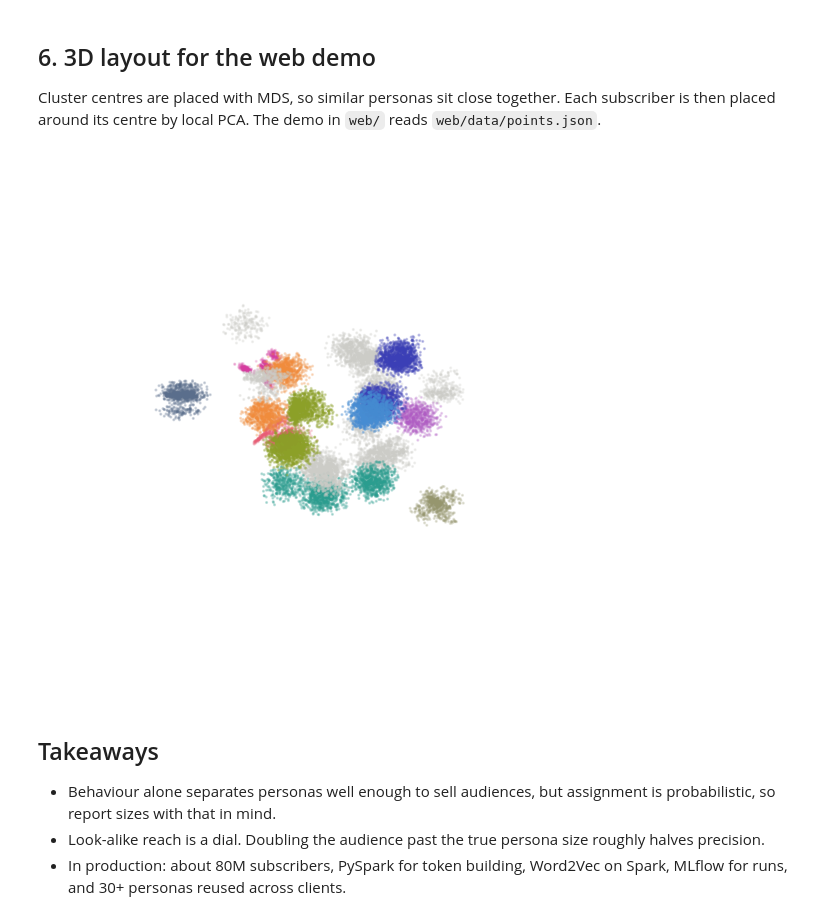
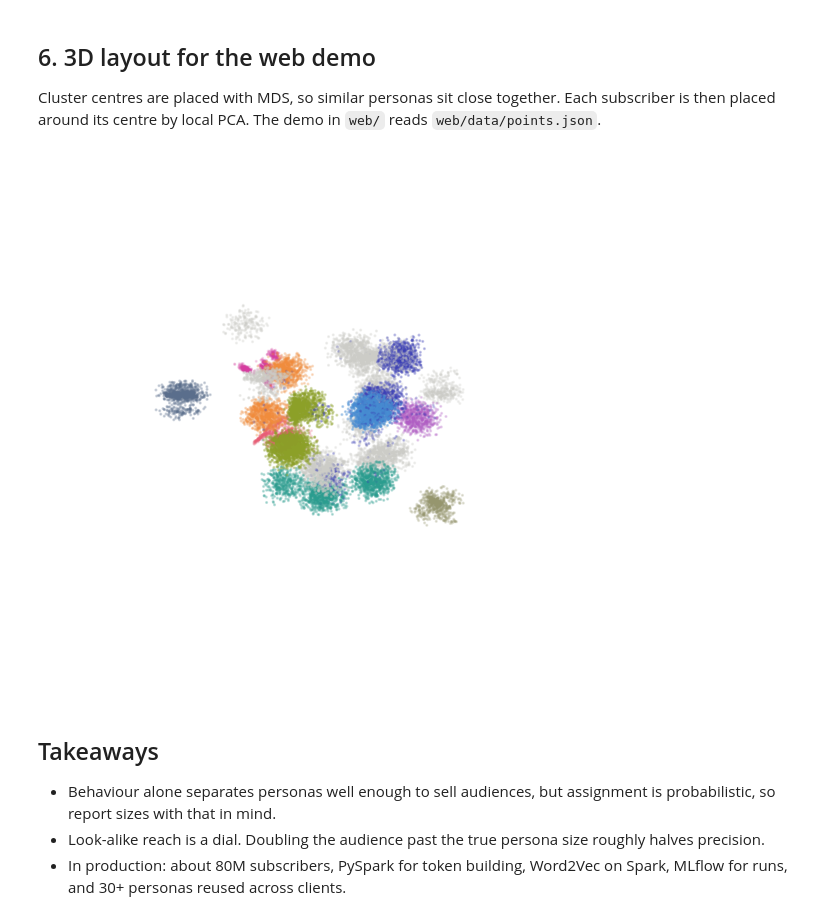
Before and after one commit to dhaneswaramandrasa/persona-atlas, a Jupyter notebook: notebooks/persona_atlas.ipynb, the cells around one changed output. Cells and saved outputs as stored; diff of their text form; code cells hidden in the pictures.

```diff
--- a/notebooks/persona_atlas.ipynb
+++ b/notebooks/persona_atlas.ipynb
@@ -100,0 +109,7 @@ summary.round(2).sort_values('gb', ascending=False)
+# %%
+rng = np.random.default_rng(11)
+wc = (people.persona == 'wc').to_numpy(bool)
+corporate = (rng.random(len(people)) < np.where(wc, .35, .03)).astype(float)[:, None]   # corporate-paid plan: strong but partial proxy
+wc_pred, wc_prob, wc_rep = m.supervised_persona(X, wc, (people.label == 'White collar').to_numpy(bool), extra=corporate)
+print(f"labelled subscribers used: {wc_rep['labelled']:,} ({wc_rep['labelled'] / len(people):.0%})")
+pd.DataFrame({k: wc_rep[k] for k in ('clustering', 'supervised')}).T.round(2)
@@ -100,0 +121,5 @@ summary.round(2).sort_values('gb', ascending=False)
+# %%
+people['method'] = 'cluster'
+people.loc[wc_pred, 'label'] = 'White collar'; people.loc[wc_pred, 'method'] = 'supervised'
+people.loc[(people.label == 'White collar') & ~wc_pred, 'label'] = 'Other'
+people.label.value_counts(normalize=True).round(3).head(12)
@@ -136,18 +175,18 @@ Cluster centres are placed with MDS, so similar personas sit close together. Eac
 # %%
 pos = m.layout_3d(X, labels, centers)
 order = [p for p in all_personas() if p.named]
 pidx = np.array([next((j for j, p in enumerate(order) if p.name == l), -1) for l in people.label])
 aidx = people.home.map({a: j for j, a in enumerate(AREAS)}).values
-meta = dict(n=len(people), personas=[p.name for p in order], areas=AREAS,
+meta = dict(n=len(people), personas=[p.name for p in order], areas=AREAS, supervised=['White collar'], wc=wc_rep,
             note='Simulated data. Coordinates ×10. persona = -1 means other clusters.')
 m.export_web('../web/data/points.json', pos, pidx, aidx, meta)
 
 fig = plt.figure(figsize=(6, 5)); ax = fig.add_subplot(projection='3d')
 col = np.array([np.array(order[j].color) / 255 if j >= 0 else (.8, .8, .78) for j in pidx])
 ax.scatter(*pos.T, c=col, s=1, alpha=.6); ax.set_axis_off(); ax.view_init(18, -30)
 plt.tight_layout(); plt.savefig('../docs/atlas-3d.png'); plt.show()
 # %% [output]
-[figure, old version]
+[figure, new version]
 # %% [markdown]
 ## Takeaways
 - Behaviour alone separates personas well enough to sell audiences, but assignment is probabilistic, so report sizes with that in mind.
```
Also changed, not shown: parts of 3 cells of this notebook, 6 other files.
